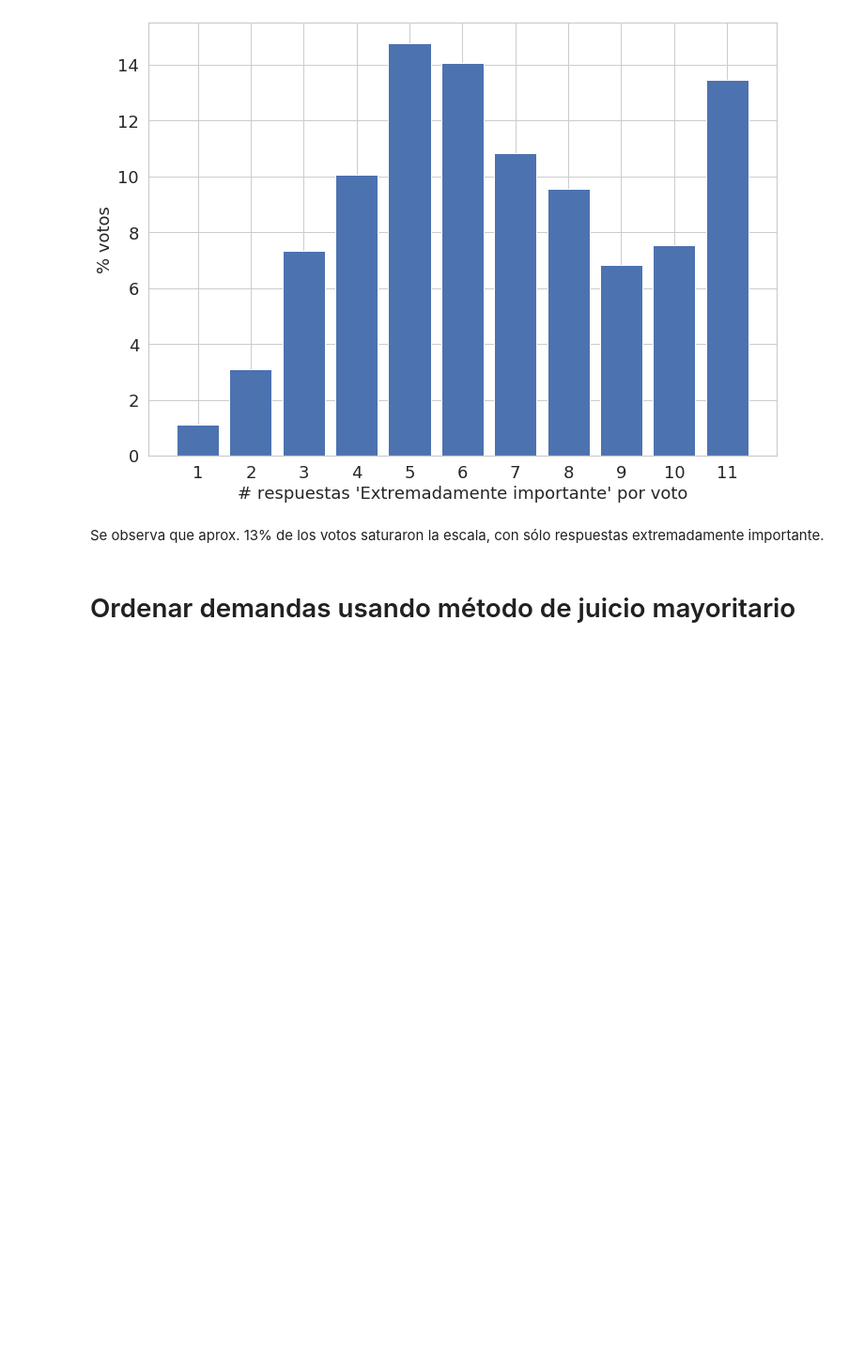
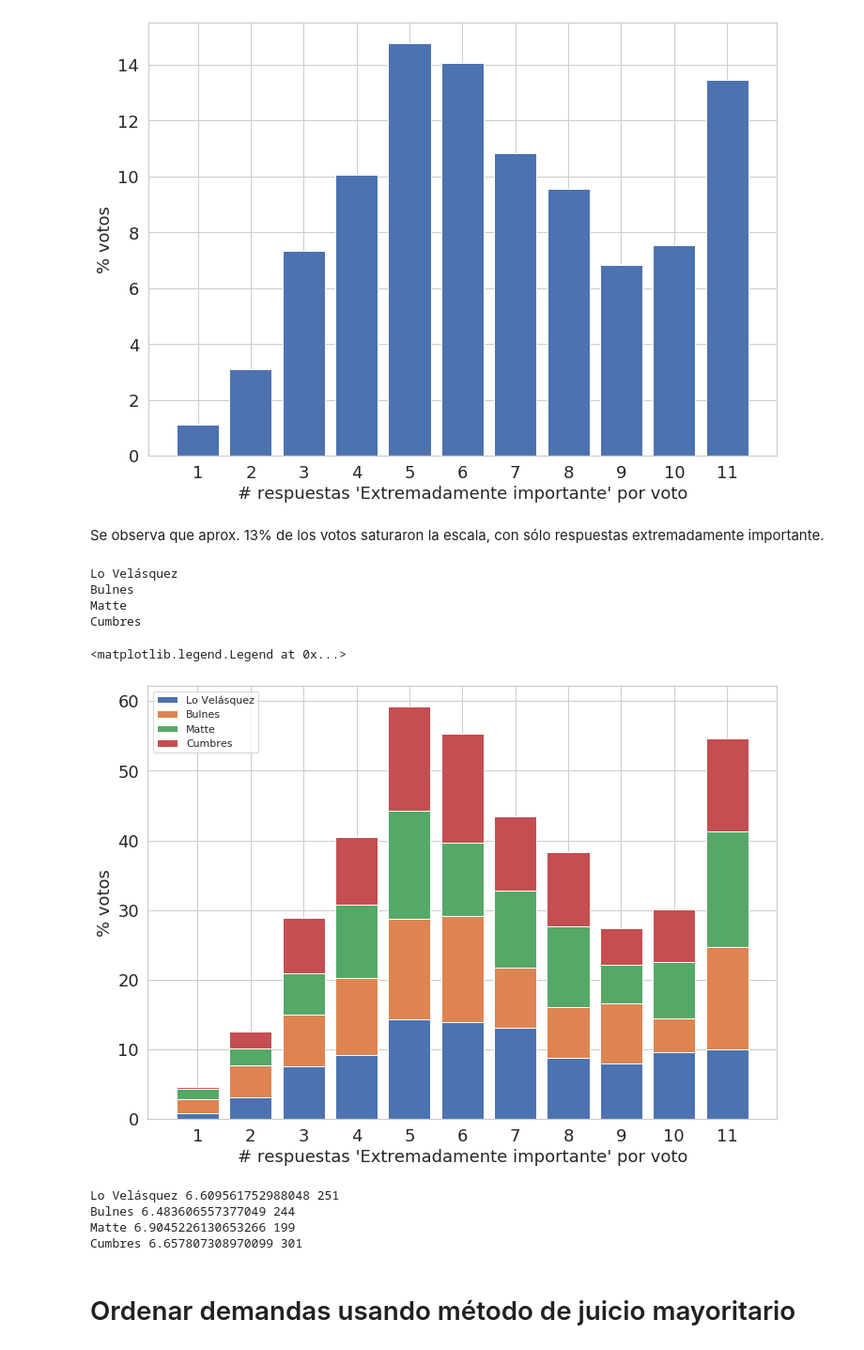
Before and after one commit to fforster/ConsultaRenca2020, a Jupyter notebook: ConsultaRenca2020.ipynb, the cells around one changed output. Shown at 94% size. Drawn from its saved outputs; the diff is of its cells as text; code cells hidden in the pictures; blank space fills up the shorter version.

```diff
--- a/ConsultaRenca2020.ipynb
+++ b/ConsultaRenca2020.ipynb
@@ -207,6 +207,49 @@ plt.savefig("plots/extremos.pdf")
 [figure]
 # %% [markdown]
 Se observa que aprox. 13% de los votos saturaron la escala, con sólo respuestas extremadamente importante.
+# %%
+fig, ax = plt.subplots(figsize=(12, 12/np.sqrt(2.)))
+for idx, loc in enumerate(locales.unique()):
+    print(loc)
+    mask = locales == loc
+    nex = np.arange(1, 12)
+    nex_count = []
+    if idx == 0:
+        nex_count_prv = []
+    nex_count_cum = [0]
+    for i in nbad:
+        if idx == 0:
+            nex_count_prv.append(0)
+        nex_count.append(((df.loc[mask] == 5).sum(axis=1) == i).sum() / mask.sum() * 100.)
+        nex_count_cum.append(nex_count_cum[-1] + nex_count[-1])
+    nex_count_prv = np.array(nex_count_prv)
+    ax.bar(nex, nex_count, bottom = nex_count_prv, label=loc)
+    nex_count_prv = nex_count_prv + np.array(nex_count)
+    ax.set_xlabel("# respuestas 'Extremadamente importante' por voto", fontsize=18)
+    ax.set_ylabel("% votos", fontsize=18)
+    # ticks
+ax.set_xticks(np.array(range(11)) + 1)
+for tick in ax.yaxis.get_major_ticks():
+    tick.label.set_fontsize(18)
+for tick in ax.xaxis.get_major_ticks():
+    tick.label.set_fontsize(18)
+ax.legend()
+# %% [output]
+Lo Velásquez
+Bulnes
+Matte
+Cumbres
+<matplotlib.legend.Legend at 0x...>
+[figure, added]
+# %%
+for idx, loc in enumerate(locales.unique()):
+    mask = locales == loc
+    print(loc, (df.loc[mask] == 5).sum().sum() / mask.sum(), mask.sum())
+# %% [output]
+Lo Velásquez 6.609561752988048 251
+Bulnes 6.483606557377049 244
+Matte 6.9045226130653266 199
+Cumbres 6.657807308970099 301
 # %% [markdown]
 # Ordenar demandas usando método de juicio mayoritario
 # %% [markdown]
```
Also changed, not shown: parts of 19 cells of this notebook.
